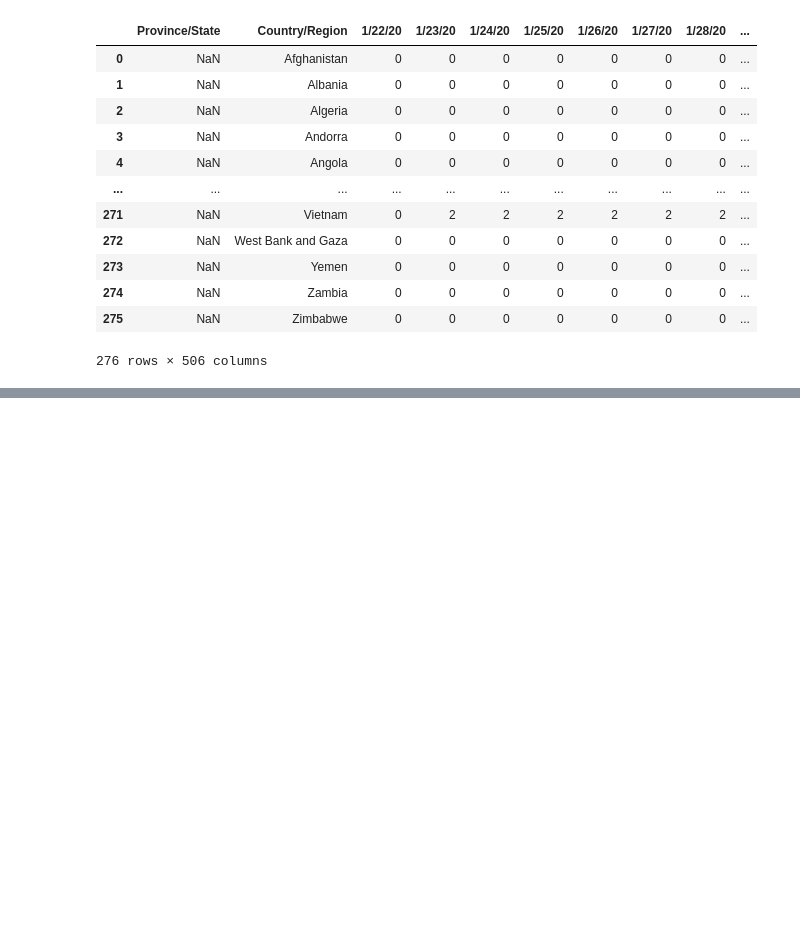
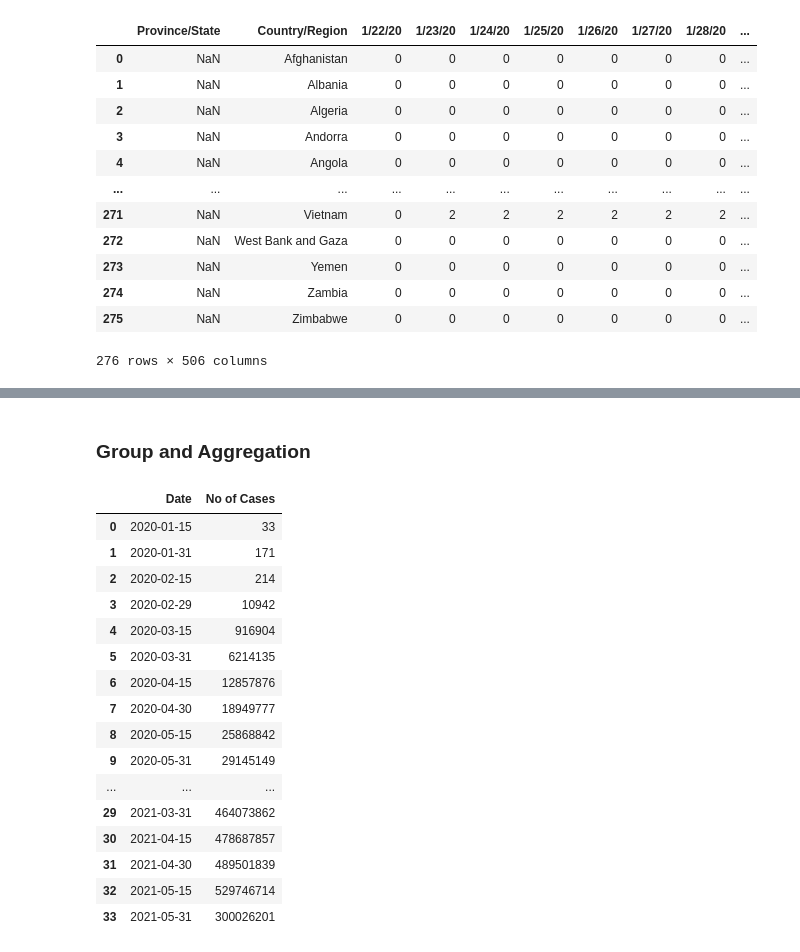
Before and after one commit to Binguni19Edirisuriya/Covid19_Data_Analysis_python, a Jupyter notebook: Covid19 Data Analysis.ipynb, the cells around one changed output, grey strips where cells are left out. Drawn from its saved outputs; the diff is of its cells as text; code cells hidden in the pictures; blank space fills up the shorter version.

```diff
--- a/Covid19 Data Analysis.ipynb
+++ b/Covid19 Data Analysis.ipynb
@@ -123,0 +219,6 @@ covidDrop
+# %%
+covidUS = covid[covid['Country/Region'] == 'US']
+covidLatLong = covidUS.drop(['Lat','Long'],axis = 1)
+covidTransform = covidLatLong.stack()
+covidTransform = covidTransform.reset_index()
+covidTransform
@@ -123,0 +241,6 @@ covidDrop
+# %%
+covidTransform = covidTransform[covidTransform['level_1'] != 'Country/Region']
+covidTransformFilter = covidTransform[['level_1',0]]
+covidTransformFilter.columns = ['Date','No of Cases']
+covidTransformFilter = covidTransformFilter.sort_values(by = 'No of Cases',ascending = False)
+covidTransformFilter
@@ -123,0 +263,3 @@ covidDrop
+# %%
+covidSort = covidTransformFilter.sort_values(by = 'No of Cases',ascending = False)
+covidSort
@@ -123,0 +282,3 @@ covidDrop
+# %%
+covidSort['Date'] = pd.to_datetime(covidSort.Date)
+covidSort[0:5]
@@ -123,0 +292,23 @@ covidDrop
+# %% [markdown]
+### Group and Aggregation
+# %%
+covidGroup = covidSort.groupby([pd.Grouper(key = 'Date' , freq = 'SM')])['No of Cases'].sum().reset_index().sort_values(by = 'Date', ascending = True)
+covidGroup
+# %% [output]
+|  | Date | No of Cases |
+| 0 | 2020-01-15 | 33 |
+| 1 | 2020-01-31 | 171 |
+| 2 | 2020-02-15 | 214 |
+| 3 | 2020-02-29 | 10942 |
+| 4 | 2020-03-15 | 916904 |
+| 5 | 2020-03-31 | 6214135 |
+| 6 | 2020-04-15 | 12857876 |
+| 7 | 2020-04-30 | 18949777 |
+| 8 | 2020-05-15 | 25868842 |
+| 9 | 2020-05-31 | 29145149 |
+| ... | ... | ... |
+| 29 | 2021-03-31 | 464073862 |
+| 30 | 2021-04-15 | 478687857 |
+| 31 | 2021-04-30 | 489501839 |
+| 32 | 2021-05-15 | 529746714 |
+| 33 | 2021-05-31 | 300026201 |
```
Also changed, not shown: parts of 22 cells of this notebook.
